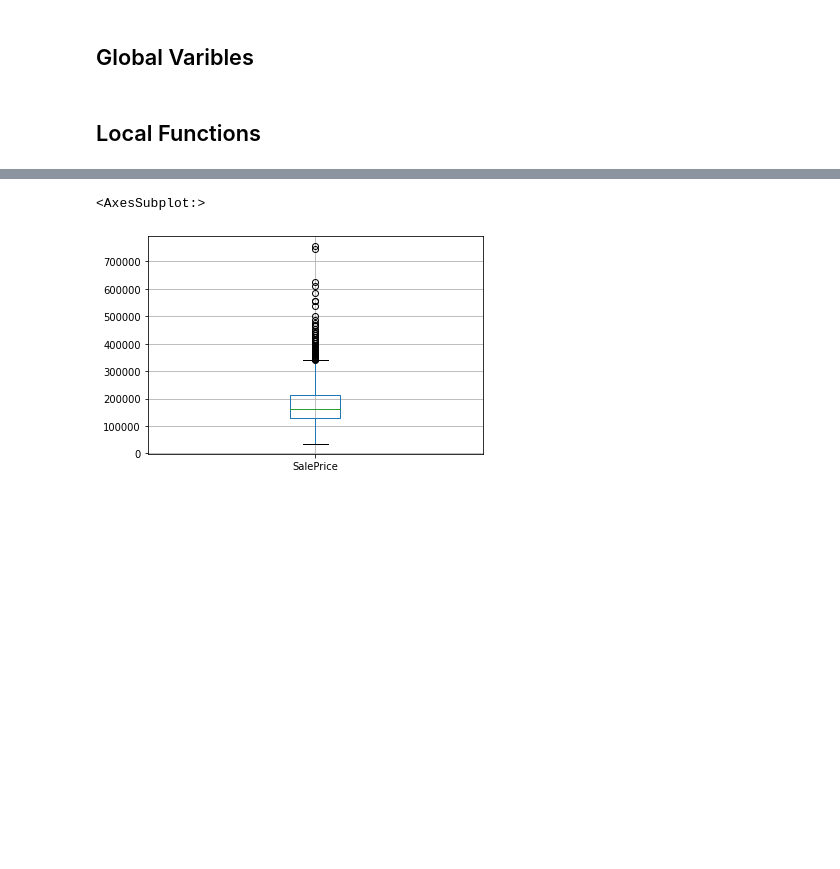
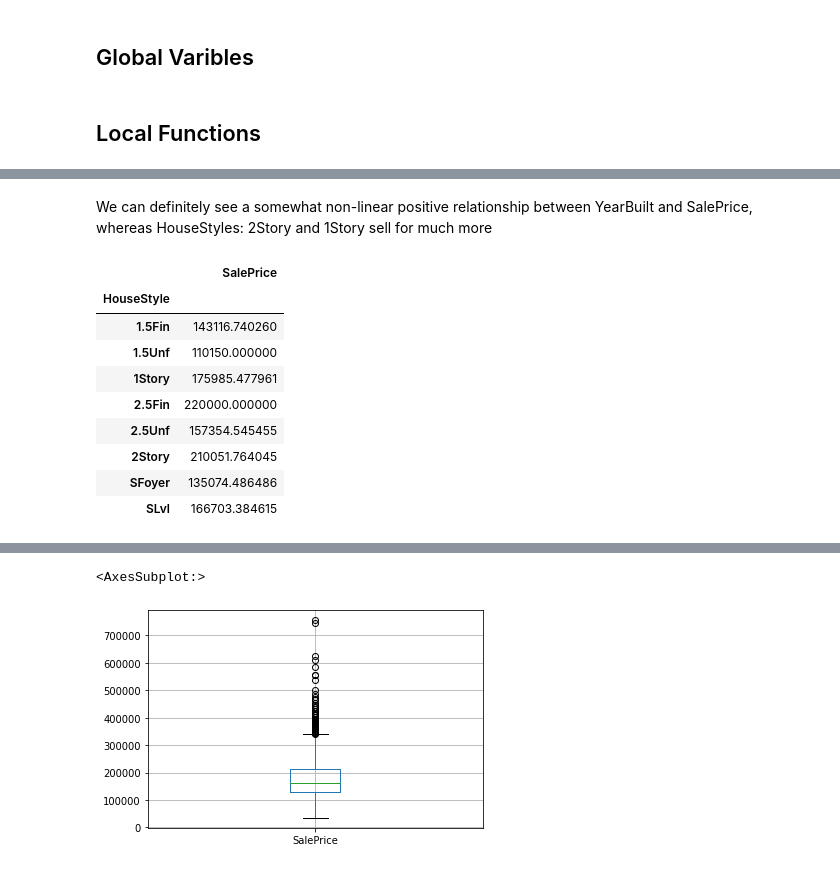
Before and after one commit to AydenZK/ml_house_prices, a Jupyter notebook: main.ipynb, the cells around one changed output, grey strips where cells are left out. Cells and saved outputs as stored; diff of their text form; code cells hidden in the pictures; blank space fills up the shorter version.

```diff
--- a/main.ipynb
+++ b/main.ipynb
@@ -123,0 +134,15 @@ df.describe()
+# %% [markdown]
+We can definitely see a somewhat non-linear positive relationship between YearBuilt and SalePrice, whereas HouseStyles: 2Story and 1Story sell for much more
+# %%
+pd.pivot_table(train, index=['HouseStyle'], values="SalePrice")
+# %% [output]
+|  | SalePrice |
+| HouseStyle |  |
+| 1.5Fin | 143116.740260 |
+| 1.5Unf | 110150.000000 |
+| 1Story | 175985.477961 |
+| 2.5Fin | 220000.000000 |
+| 2.5Unf | 157354.545455 |
+| 2Story | 210051.764045 |
+| SFoyer | 135074.486486 |
+| SLvl | 166703.384615 |
```
Also changed, not shown: parts of 23 cells of this notebook.
